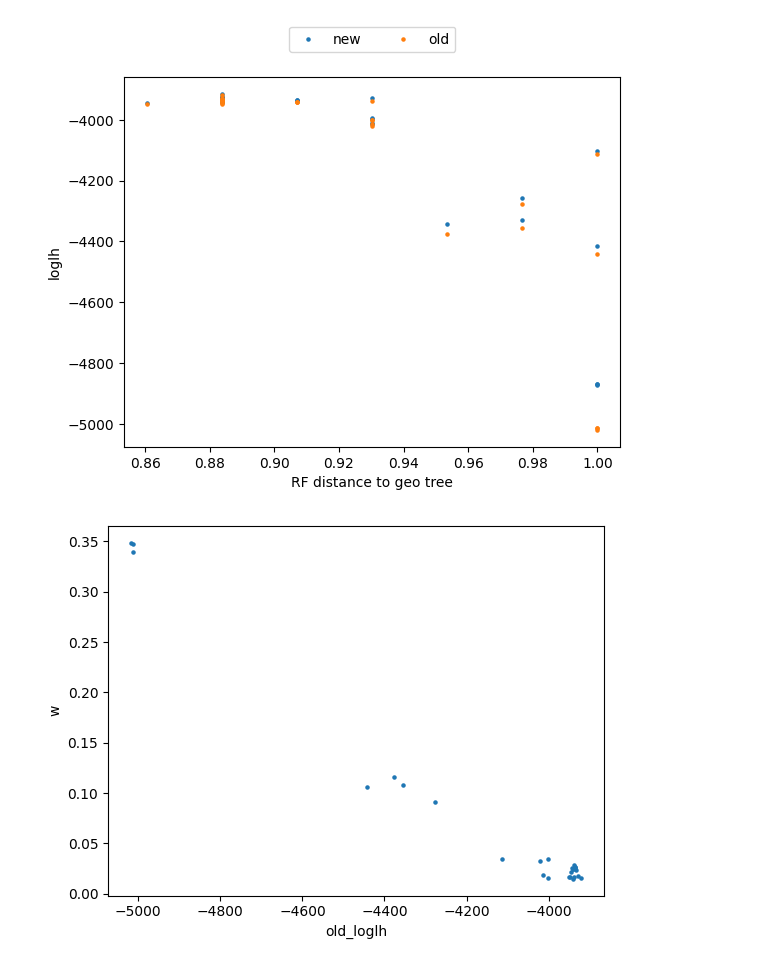
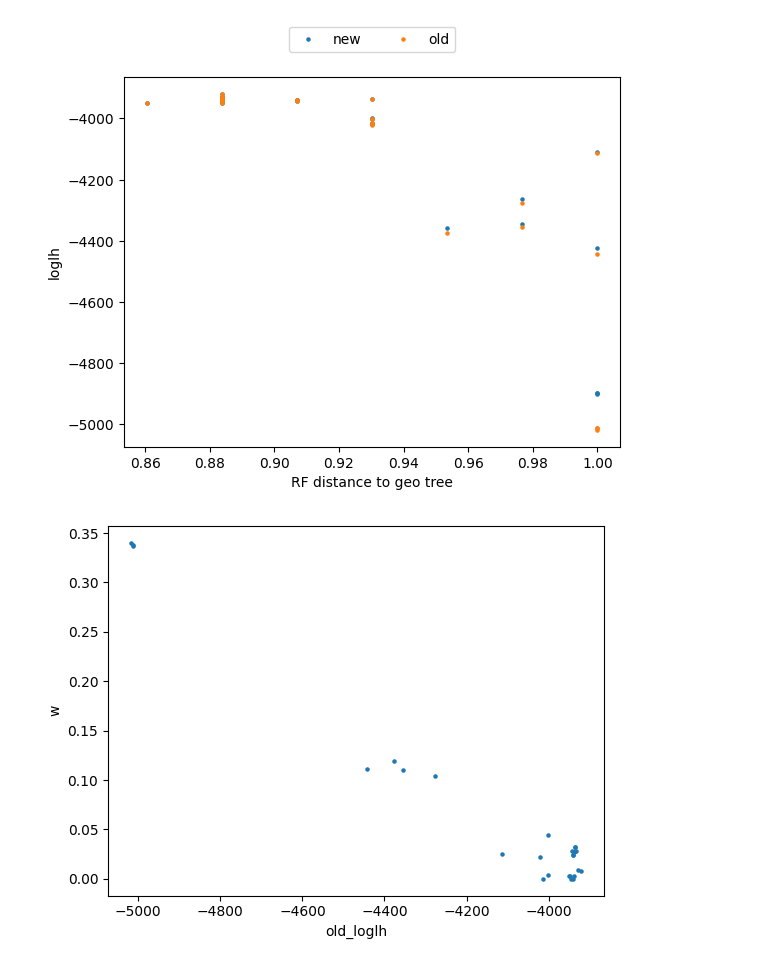
Before and after one commit to luisevonderwiese/mt_scripts, a Jupyter notebook: MixtureModel.ipynb, the cells around one changed output. Drawn from its saved outputs; the diff is of its cells as text; code cells hidden in the pictures.

```diff
--- a/MixtureModel.ipynb
+++ b/MixtureModel.ipynb
@@ -596,8 +596,10 @@ def optimization_for_tree_set(geo_tree_name, tree_set_name):
 
 
 #optimization_for_tree_set('geo_science_scaled_interval=[0,0.3].tree', "cognate_ie_compatible.tree")
-optimization_for_tree_set('geo_science_scaled_interval=[0,0.3].tree', "all_topologies.trees")
+#optimization_for_tree_set('geo_science_route_duration_scaled_interval.tree', "all_topologies.trees")
 #optimization_for_tree_set('cognate_ie_compatible.tree', "all_topologies.trees")
 #optimization_for_tree_set('geo_science_scaled_interval=[0,0.3].tree', "all_topologies_extended.trees")
+
+optimization_for_tree_set('geo_science_route_duration_scaled_avg.tree', "all_topologies.trees")
 # %% [output]
 lh: -5013.429536
@@ -620,2 +622,2 @@ luise: -3955.363746847266
-[figure, old version]
+[figure, new version]
-[figure, old version]
+[figure, new version]
```
Also changed, not shown: parts of 1 cell of this notebook, 22 other files.
